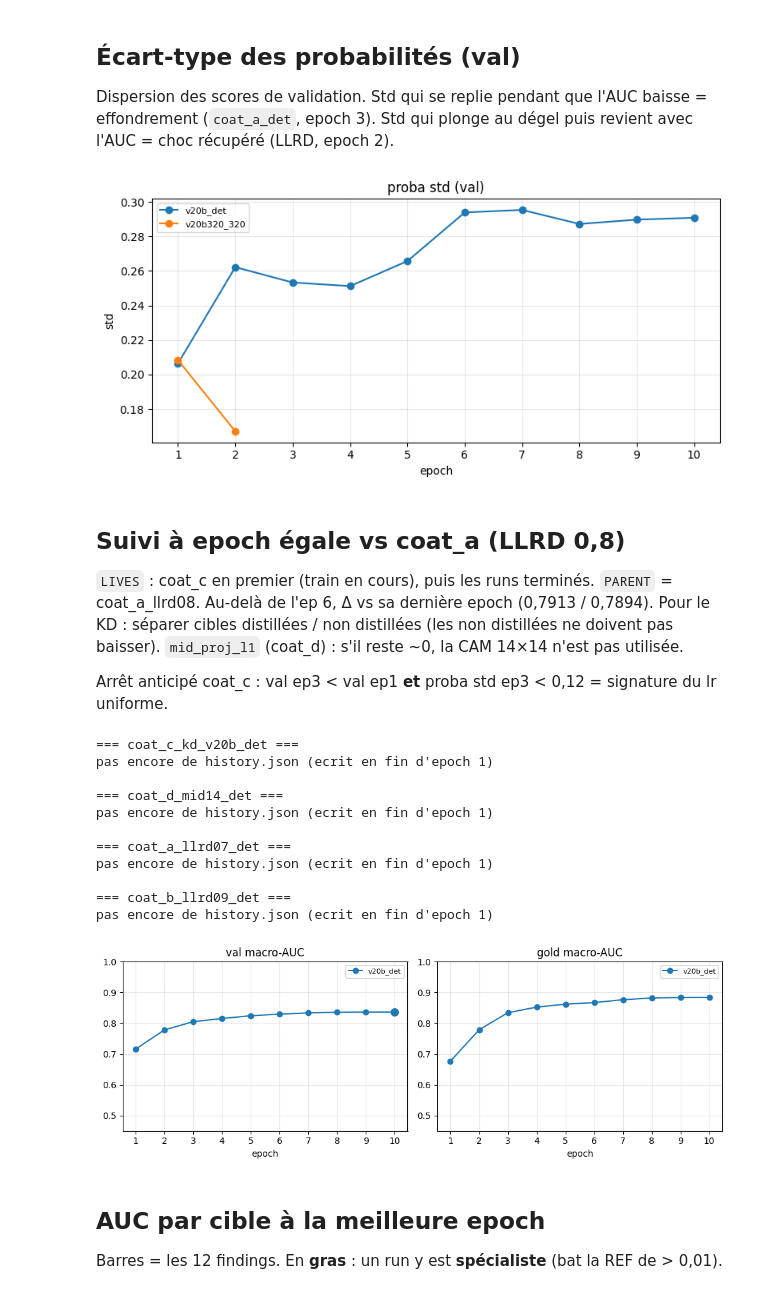
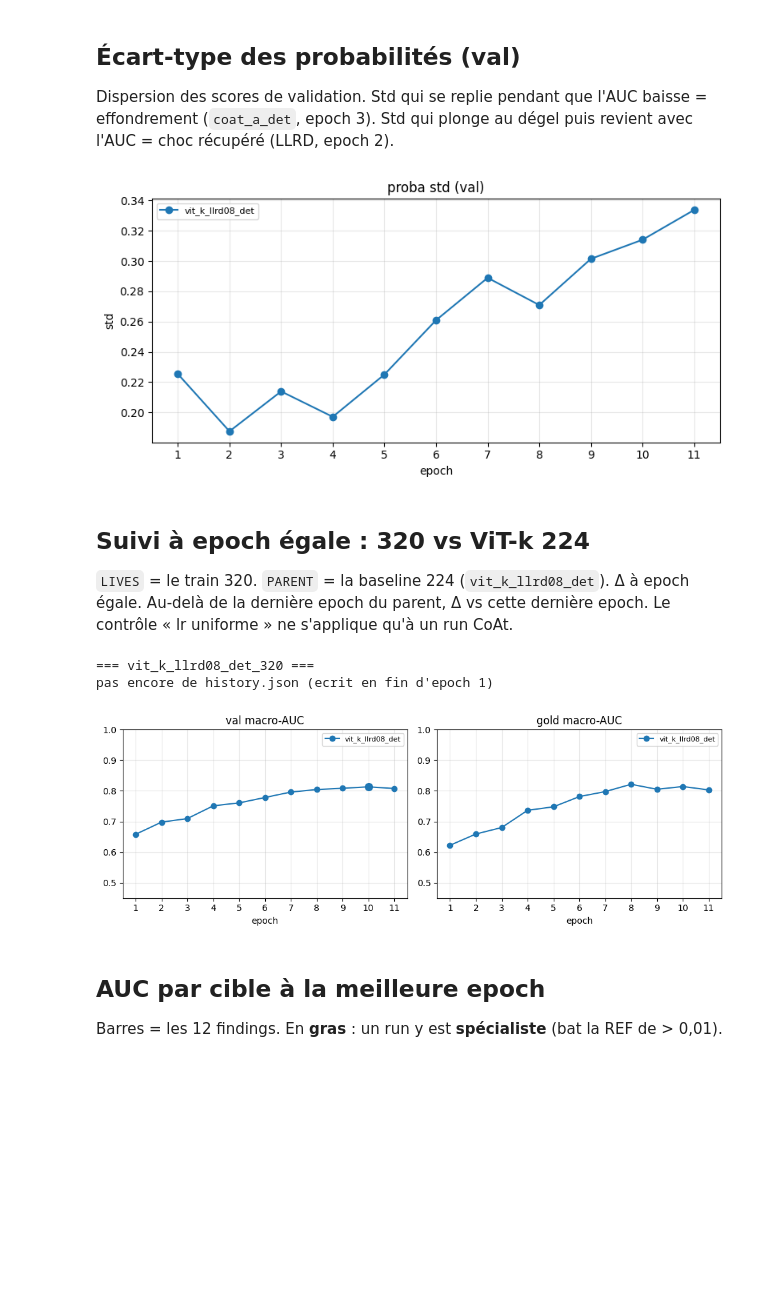
Before and after one commit to GabrielSultan/RSNA-comp, a Jupyter notebook: notebooks/08_compare_subset.ipynb, the cells around one changed output. Saved outputs shown, nothing was run; the diff lists cells and outputs as text; code cells hidden in the pictures; blank space fills up the shorter version.

Commit message:
update compare subset notebook

```diff
--- a/notebooks/08_compare_subset.ipynb
+++ b/notebooks/08_compare_subset.ipynb
@@ -45,11 +49,10 @@ ROOT = Path.cwd() if (Path.cwd() / "checkpoints").exists() else Path.cwd().paren
 CKPT = ROOT / "checkpoints"
 
 # Seul levier du notebook : commenter une ligne pour exclure un run.
-# REF = baseline ViT-k det si elle est dans RUNS, sinon le premier "v20b".
+# REF = subset_vit_k_llrd08_det_frac025 (224) s'il est dans RUNS, pas le run 320.
 RUNS = [
-    "subset_v20b_crop130_det_frac025",
-    "subset_v20b320_crop130_320_frac025",
-    "subset_v20b320_crop130_320_accum2_frac025",
+    "subset_vit_k_llrd08_det_frac025",
+    "subset_vit_k_llrd08_det_320_frac025",
 ]
 
 TARGETS = [
@@ -145,8 +148,11 @@ if not runs:
     raise SystemExit("aucun history.json — lance d'abord un train subset")
 
 REF = next(
-    (n for n in RUNS if "vit_k" in n and "dino" not in n),
-    next((n for n in RUNS if "v20b" in n), runs[0]["name"]),
+    (n for n in RUNS if n == "subset_vit_k_llrd08_det_frac025"),
+    next(
+        (n for n in RUNS if "vit_k" in n and "320" not in n and "dino" not in n),
+        next((n for n in RUNS if "v20b" in n and "320" not in n), runs[0]["name"]),
+    ),
 )
 print("REF", run_label(REF))
 # %% [output]
@@ -249,24 +251,18 @@ ax.legend(fontsize=8)
 plt.tight_layout()
 plt.show()
 # %% [output]
-[figure, old version]
+[figure, new version]
 # %% [markdown]
-## Suivi à epoch égale vs coat_a (LLRD 0,8)
+## Suivi à epoch égale : 320 vs ViT-k 224
 
-`LIVES` : coat_c en premier (train en cours), puis les runs terminés.
-`PARENT` = coat_a_llrd08. Au-delà de l'ep 6, Δ vs sa dernière epoch (0,7913 / 0,7894).
-Pour le KD : séparer cibles distillées / non distillées (les non distillées ne doivent pas baisser).
-`mid_proj_l1` (coat_d) : s'il reste ~0, la CAM 14×14 n'est pas utilisée.
-
-Arrêt anticipé coat_c : val ep3 &lt; val ep1 **et** proba std ep3 &lt; 0,12 = signature du lr uniforme.
+`LIVES` = le train 320. `PARENT` = la baseline 224 (`vit_k_llrd08_det`).
+Δ à epoch égale. Au-delà de la dernière epoch du parent, Δ vs cette dernière epoch.
+Le contrôle « lr uniforme » ne s'applique qu'à un run CoAt.
 # %%
 LIVES = [
-    "subset_coat_c_kd_v20b_det_frac025",      # en cours
-    "subset_coat_d_mid14_det_frac025",
-    "subset_coat_a_llrd07_det_frac025",
-    "subset_coat_b_llrd09_det_frac025",
+    "subset_vit_k_llrd08_det_320_frac025",  # en cours
 ]
-PARENT = "subset_coat_a_llrd08_det_frac025"
+PARENT = "subset_vit_k_llrd08_det_frac025"
 DEAD_STD = 0.12
 
 by_name = {r["name"]: r for r in runs}
@@ -319,13 +315,11 @@ def track_live(live_name: str) -> None:
     last = int(live.index.max())
     print(f"{last} epoch(s) | best val {live.val_macro_auc.max():.4f} "
           f"@ ep {int(live.val_macro_auc.idxmax())}")
-    if 3 in live.index and 1 in live.index:
+    if "coat" in live_name and 3 in live.index and 1 in live.index:
         dead = (live.val_macro_auc[3] < live.val_macro_auc[1]
                 and live.proba_std[3] < DEAD_STD)
         print("controle ep3 :", "MORT (signature lr uniforme) -> couper le train"
               if dead else "vivant (pas la signature lr uniforme)")
-    else:
-        print(f"controle ep3 : en attente (epochs {list(map(int, live.index))})")
     if parent is not None:
         p_ep = last if last in parent.index else int(parent.index.max())
         dv = live.val_macro_auc[last] - parent.val_macro_auc[p_ep]
@@ -361,45 +355,36 @@ def track_live(live_name: str) -> None:
 
 for name in LIVES:
     track_live(name)
 
 # Courbe live vs parent vs REF (coat_c en tete de LIVES).
-focus = [n for n in (LIVES[0], PARENT, REF) if n in by_name]
+focus = list(dict.fromkeys(n for n in (LIVES[0], PARENT, REF) if n in by_name))
 if focus:
     fig, axes = plt.subplots(1, 2, figsize=(10, 3.6), sharex=True)
     emax_f = max(int(by_name[n]["hist"]["epoch"].max()) for n in focus)
     for name in focus:
         h = by_name[name]["hist"].sort_values("epoch")
         kw = line_kw(by_name[name])
         axes[0].plot(h.epoch, h.val_macro_auc, **kw)
         if "gold_macro_auc" in h.columns:
             axes[1].plot(h.epoch, h.gold_macro_auc, **kw)
         axes[0].scatter(
             [by_name[name]["best_epoch"]], [by_name[name]["best_val"]],
             s=70, zorder=5,
         )
     axes[0].set_title("val macro-AUC")
     axes[1].set_title("gold macro-AUC")
     for ax in axes:
         ax.set_xlabel("epoch")
         ax.set_xticks(range(1, emax_f + 1))
         ax.set_ylim(0.45, 1.0)
         ax.grid(True, alpha=0.3)
         ax.legend(fontsize=8)
     plt.tight_layout()
     plt.show()
 # %% [output]
-=== coat_c_kd_v20b_det ===
+=== vit_k_llrd08_det_320 ===
 pas encore de history.json (ecrit en fin d'epoch 1)
-
-=== coat_d_mid14_det ===
-pas encore de history.json (ecrit en fin d'epoch 1)
-
-=== coat_a_llrd07_det ===
-pas encore de history.json (ecrit en fin d'epoch 1)
-
-=== coat_b_llrd09_det ===
-pas encore de history.json (ecrit en fin d'epoch 1)
-[figure, old version]
+[figure, new version]
 # %% [markdown]
 ## AUC par cible à la meilleure epoch
 
```
Also changed, not shown: parts of 13 cells of this notebook.
